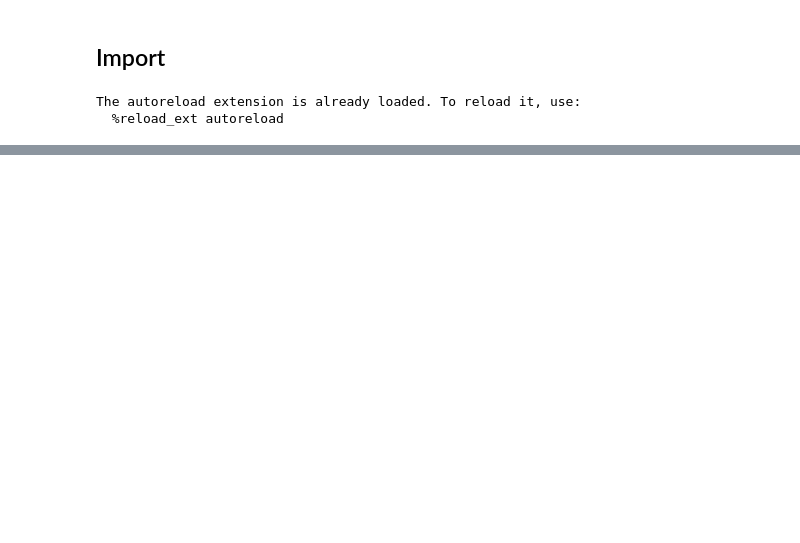
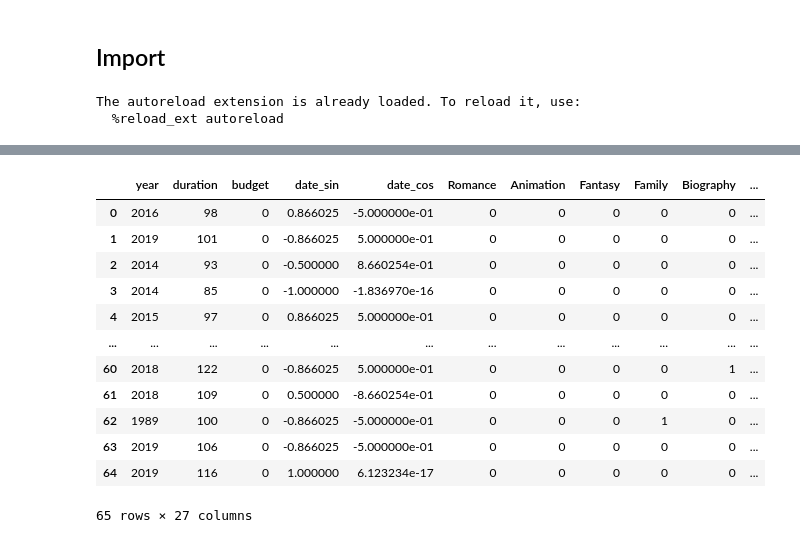
Before and after one commit to OscarTou/CinePred, a Jupyter notebook: notebooks/RM_notebook.ipynb, the cells around one changed output, grey strips where cells are left out. Drawn from its saved outputs; the diff is of its cells as text; code cells hidden in the pictures; blank space fills up the shorter version.

```diff
--- a/notebooks/RM_notebook.ipynb
+++ b/notebooks/RM_notebook.ipynb
@@ -75,0 +157,16 @@ mae = fit_and_score(pipeline, X, y)
+# %%
+X1[X1['budget']==0]
+# %% [output]
+|  | year | duration | budget | date_sin | date_cos | Romance | Animation | Fantasy | Family | Biography | ... |
+| 0 | 2016 | 98 | 0 | 0.866025 | -5.000000e-01 | 0 | 0 | 0 | 0 | 0 | ... |
+| 1 | 2019 | 101 | 0 | -0.866025 | 5.000000e-01 | 0 | 0 | 0 | 0 | 0 | ... |
+| 2 | 2014 | 93 | 0 | -0.500000 | 8.660254e-01 | 0 | 0 | 0 | 0 | 0 | ... |
+| 3 | 2014 | 85 | 0 | -1.000000 | -1.836970e-16 | 0 | 0 | 0 | 0 | 0 | ... |
+| 4 | 2015 | 97 | 0 | 0.866025 | 5.000000e-01 | 0 | 0 | 0 | 0 | 0 | ... |
+| ... | ... | ... | ... | ... | ... | ... | ... | ... | ... | ... | ... |
+| 60 | 2018 | 122 | 0 | -0.866025 | 5.000000e-01 | 0 | 0 | 0 | 0 | 1 | ... |
+| 61 | 2018 | 109 | 0 | 0.500000 | -8.660254e-01 | 0 | 0 | 0 | 0 | 0 | ... |
+| 62 | 1989 | 100 | 0 | -0.866025 | -5.000000e-01 | 0 | 0 | 0 | 1 | 0 | ... |
+| 63 | 2019 | 106 | 0 | -0.866025 | -5.000000e-01 | 0 | 0 | 0 | 0 | 0 | ... |
+| 64 | 2019 | 116 | 0 | 1.000000 | 6.123234e-17 | 0 | 0 | 0 | 0 | 0 | ... |
+65 rows × 27 columns
```
Also changed, not shown: parts of 17 cells of this notebook.
